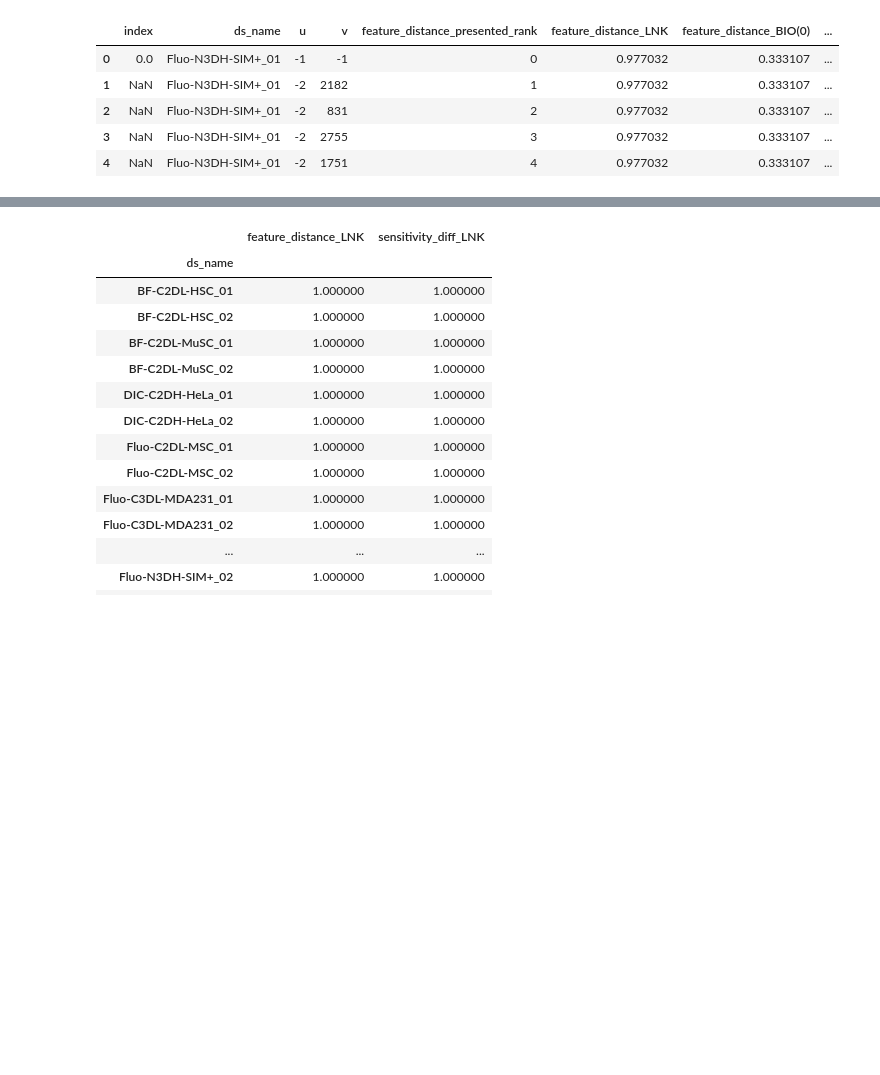
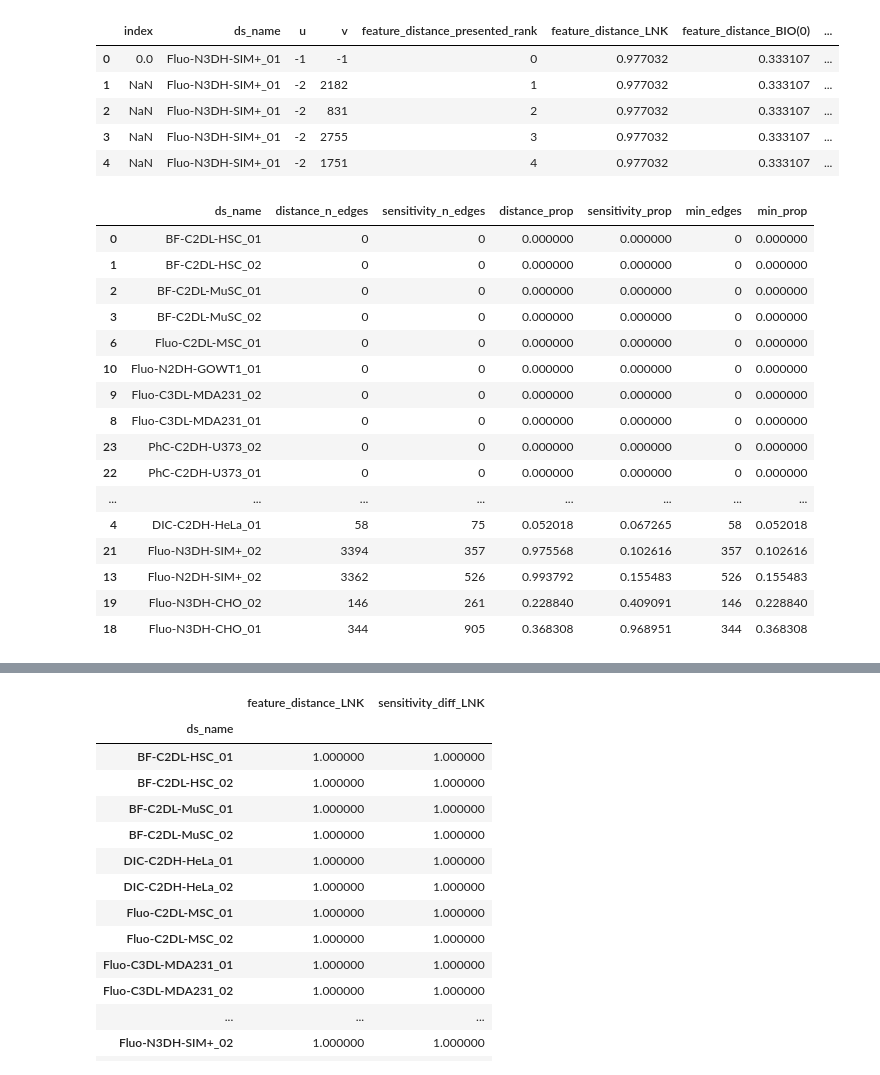
Before and after one commit to DragaDoncila/isbi25, a Jupyter notebook: plot_figures.ipynb, the cells around one changed output, grey strips where cells are left out. Saved outputs shown, nothing was run; the diff lists cells and outputs as text; code cells hidden in the pictures; blank space fills up the shorter version.

```diff
--- a/plot_figures.ipynb
+++ b/plot_figures.ipynb
@@ -77,6 +77,44 @@ all_df.head()
 | 2 | NaN | Fluo-N3DH-SIM+_01 | -2 | 831 | 2 | 0.977032 | 0.333107 | ... |
 | 3 | NaN | Fluo-N3DH-SIM+_01 | -2 | 2755 | 3 | 0.977032 | 0.333107 | ... |
 | 4 | NaN | Fluo-N3DH-SIM+_01 | -2 | 1751 | 4 | 0.977032 | 0.333107 | ... |
+# %%
+def find_first_bigger(group):
+    conditiondist = group['feature_distance_LNK'] >= group['trackastra_LNK']
+    group.sort_values(by='feature_distance_presented_rank', inplace=True)
+    first_valid_row_dist = group.loc[conditiondist].iloc[0]
+    group.sort_values(by='sensitivity_diff_presented_rank', inplace=True)
+    conditionsens = group['sensitivity_diff_LNK'] >= group['trackastra_LNK']
+    first_valid_row_sens = group.loc[conditionsens].iloc[0]
+    return pd.Series({
+        'distance_n_edges': first_valid_row_dist['feature_distance_presented_rank'],
+        'sensitivity_n_edges': first_valid_row_sens['sensitivity_diff_presented_rank']
+    })
+
+result = all_df.groupby('ds_name').apply(find_first_bigger).reset_index()
+result['distance_prop'] = result.apply(lambda row: row['distance_n_edges'] / all_df[all_df['ds_name'] == row['ds_name']].shape[0], axis=1)
+result['sensitivity_prop'] = result.apply(lambda row: row['sensitivity_n_edges'] / all_df[all_df['ds_name'] == row['ds_name']].shape[0], axis=1)
+result['min_edges'] = result[['distance_n_edges', 'sensitivity_n_edges']].min(axis=1)
+result['min_prop'] = result[['distance_prop', 'sensitivity_prop']].min(axis=1)
+
+result.sort_values(by='min_prop')
+# %% [output]
+|  | ds_name | distance_n_edges | sensitivity_n_edges | distance_prop | sensitivity_prop | min_edges | min_prop |
+| 0 | BF-C2DL-HSC_01 | 0 | 0 | 0.000000 | 0.000000 | 0 | 0.000000 |
+| 1 | BF-C2DL-HSC_02 | 0 | 0 | 0.000000 | 0.000000 | 0 | 0.000000 |
+| 2 | BF-C2DL-MuSC_01 | 0 | 0 | 0.000000 | 0.000000 | 0 | 0.000000 |
+| 3 | BF-C2DL-MuSC_02 | 0 | 0 | 0.000000 | 0.000000 | 0 | 0.000000 |
+| 6 | Fluo-C2DL-MSC_01 | 0 | 0 | 0.000000 | 0.000000 | 0 | 0.000000 |
+| 10 | Fluo-N2DH-GOWT1_01 | 0 | 0 | 0.000000 | 0.000000 | 0 | 0.000000 |
+| 9 | Fluo-C3DL-MDA231_02 | 0 | 0 | 0.000000 | 0.000000 | 0 | 0.000000 |
+| 8 | Fluo-C3DL-MDA231_01 | 0 | 0 | 0.000000 | 0.000000 | 0 | 0.000000 |
+| 23 | PhC-C2DH-U373_02 | 0 | 0 | 0.000000 | 0.000000 | 0 | 0.000000 |
+| 22 | PhC-C2DH-U373_01 | 0 | 0 | 0.000000 | 0.000000 | 0 | 0.000000 |
+| ... | ... | ... | ... | ... | ... | ... | ... |
+| 4 | DIC-C2DH-HeLa_01 | 58 | 75 | 0.052018 | 0.067265 | 58 | 0.052018 |
+| 21 | Fluo-N3DH-SIM+_02 | 3394 | 357 | 0.975568 | 0.102616 | 357 | 0.102616 |
+| 13 | Fluo-N2DH-SIM+_02 | 3362 | 526 | 0.993792 | 0.155483 | 526 | 0.155483 |
+| 19 | Fluo-N3DH-CHO_02 | 146 | 261 | 0.228840 | 0.409091 | 146 | 0.228840 |
+| 18 | Fluo-N3DH-CHO_01 | 344 | 905 | 0.368308 | 0.968951 | 344 | 0.368308 |
 # %%
 from matplotlib.lines import Line2D
 import numpy as np
```
Also changed, not shown: parts of 3 cells of this notebook.
